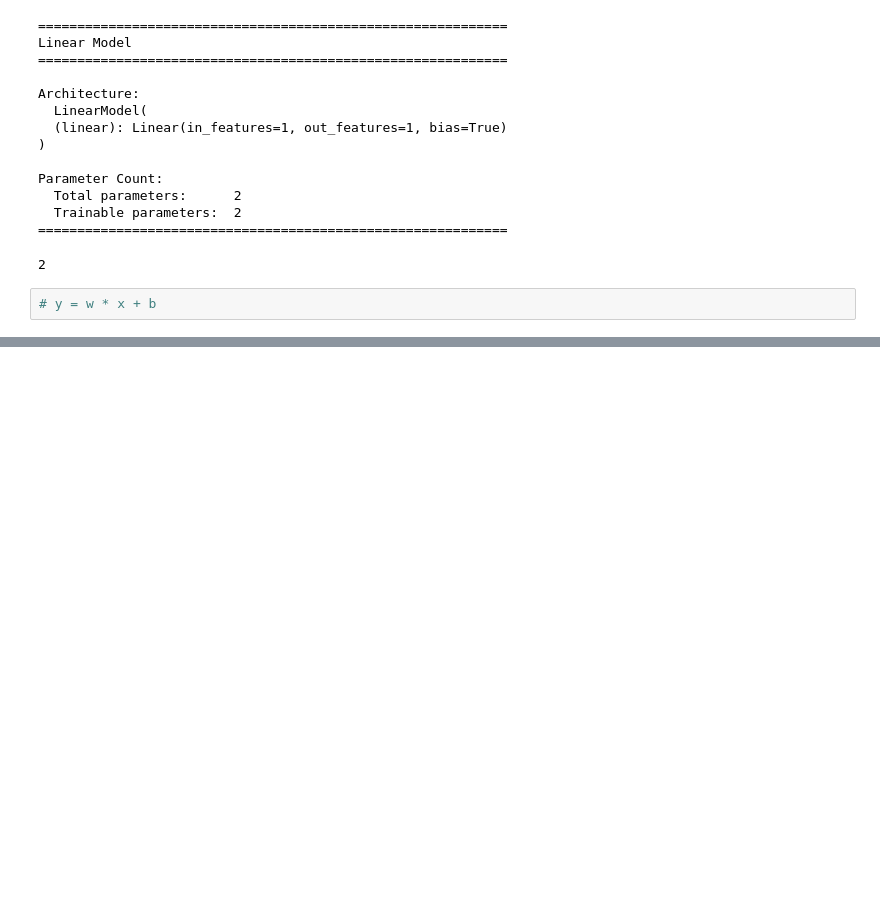
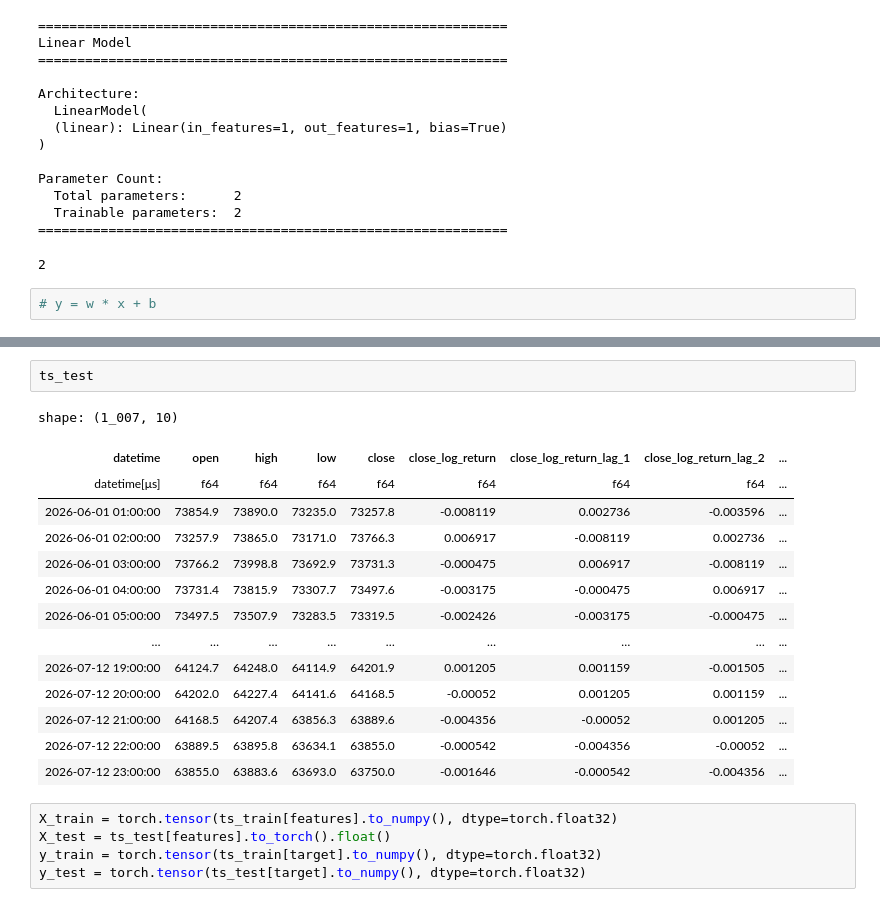
Before and after one commit to JadenGrossbaum/Research, a Jupyter notebook: video1.ipynb, the cells around one changed output, grey strips where cells are left out. Cells and saved outputs as stored; diff of their text form; blank space fills up the shorter version.

```diff
--- a/video1.ipynb
+++ b/video1.ipynb
@@ -231,0 +270,22 @@ Parameter Count:
+# %%
+ts_test
+# %% [output]
+shape: (1_007, 10)
+| datetime | open | high | low | close | close_log_return | close_log_return_lag_1 | close_log_return_lag_2 | ... |
+| datetime[μs] | f64 | f64 | f64 | f64 | f64 | f64 | f64 | ... |
+| 2026-06-01 01:00:00 | 73854.9 | 73890.0 | 73235.0 | 73257.8 | -0.008119 | 0.002736 | -0.003596 | ... |
+| 2026-06-01 02:00:00 | 73257.9 | 73865.0 | 73171.0 | 73766.3 | 0.006917 | -0.008119 | 0.002736 | ... |
+| 2026-06-01 03:00:00 | 73766.2 | 73998.8 | 73692.9 | 73731.3 | -0.000475 | 0.006917 | -0.008119 | ... |
+| 2026-06-01 04:00:00 | 73731.4 | 73815.9 | 73307.7 | 73497.6 | -0.003175 | -0.000475 | 0.006917 | ... |
+| 2026-06-01 05:00:00 | 73497.5 | 73507.9 | 73283.5 | 73319.5 | -0.002426 | -0.003175 | -0.000475 | ... |
+| … | … | … | … | … | … | … | … | ... |
+| 2026-07-12 19:00:00 | 64124.7 | 64248.0 | 64114.9 | 64201.9 | 0.001205 | 0.001159 | -0.001505 | ... |
+| 2026-07-12 20:00:00 | 64202.0 | 64227.4 | 64141.6 | 64168.5 | -0.00052 | 0.001205 | 0.001159 | ... |
+| 2026-07-12 21:00:00 | 64168.5 | 64207.4 | 63856.3 | 63889.6 | -0.004356 | -0.00052 | 0.001205 | ... |
+| 2026-07-12 22:00:00 | 63889.5 | 63895.8 | 63634.1 | 63855.0 | -0.000542 | -0.004356 | -0.00052 | ... |
+| 2026-07-12 23:00:00 | 63855.0 | 63883.6 | 63693.0 | 63750.0 | -0.001646 | -0.000542 | -0.004356 | ... |
+# %%
+X_train = torch.tensor(ts_train[features].to_numpy(), dtype=torch.float32)
+X_test = ts_test[features].to_torch().float()
+y_train = torch.tensor(ts_train[target].to_numpy(), dtype=torch.float32)
+y_test = torch.tensor(ts_test[target].to_numpy(), dtype=torch.float32)
```
Also changed, not shown: parts of 15 cells of this notebook.
